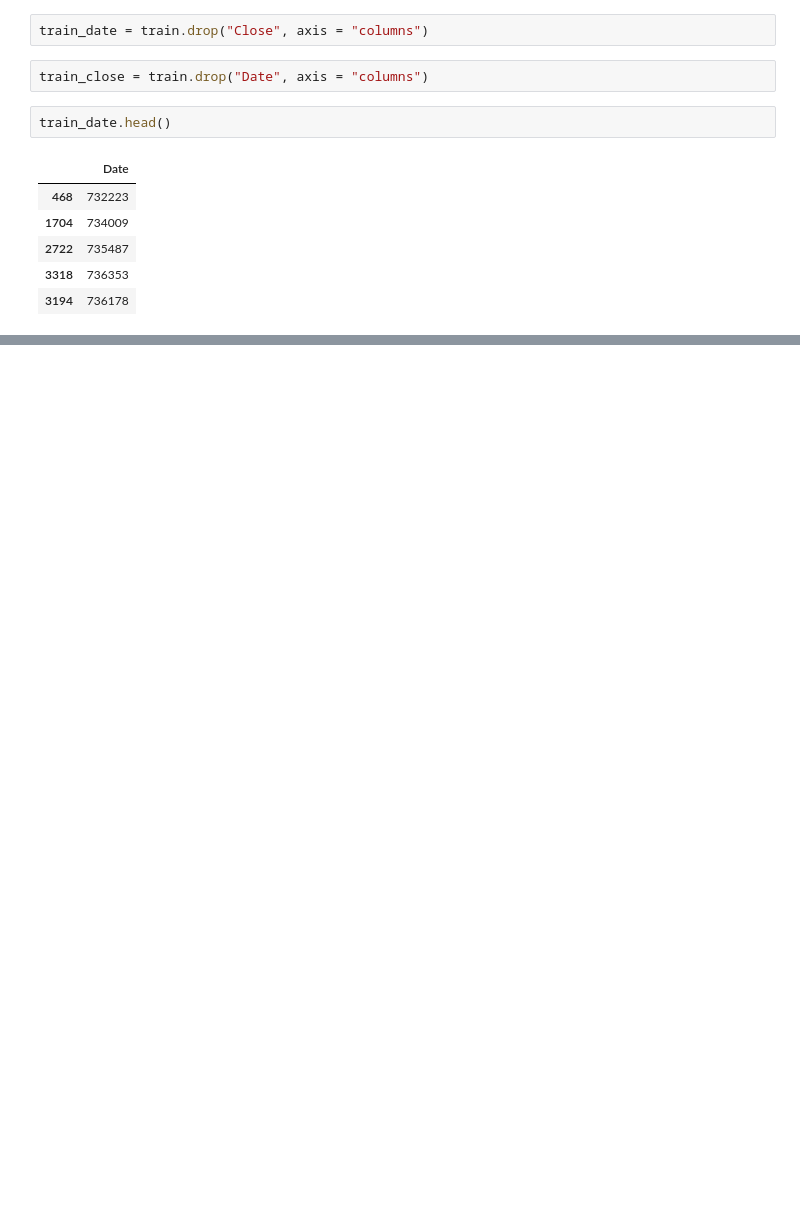
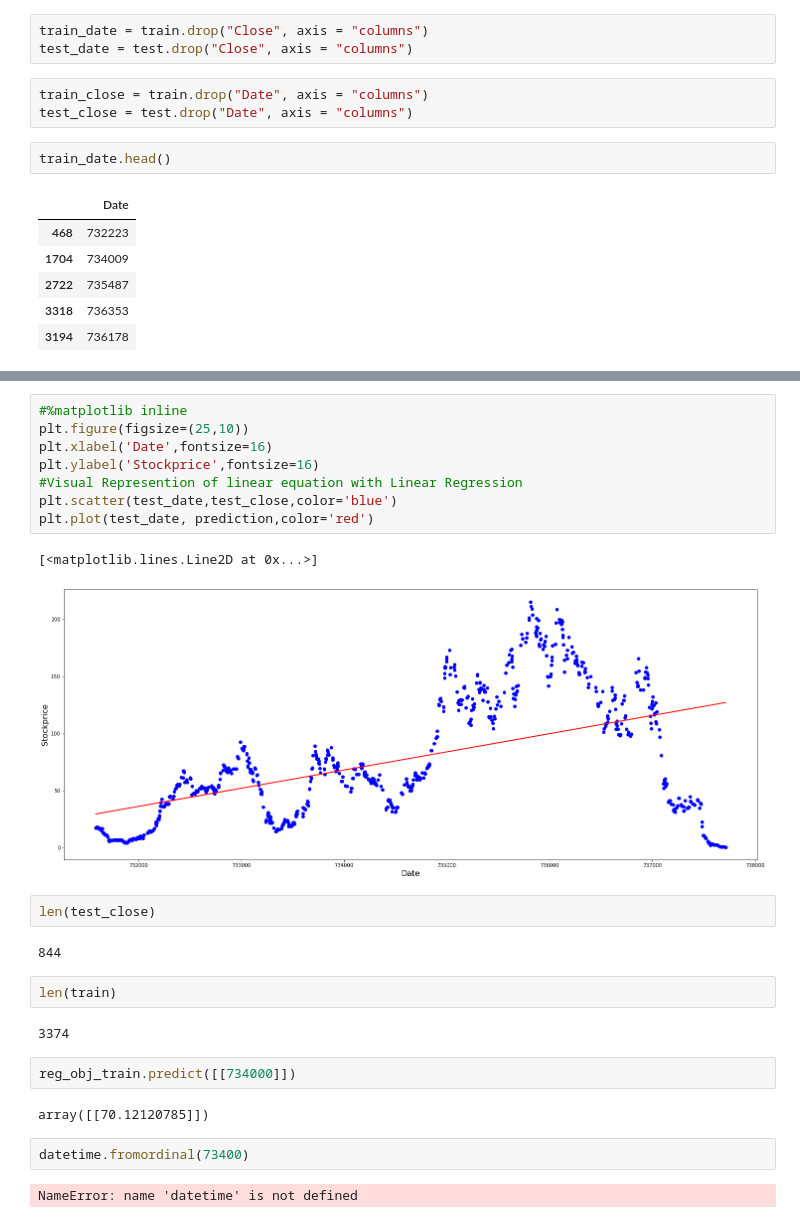
Before and after one commit to Sportspaul/DAVE3625, a Jupyter notebook: Assignment2/Assignment2.ipynb, the cells around one changed output, grey strips where cells are left out. Saved outputs shown, nothing was run; the diff lists cells and outputs as text; blank space fills up the shorter version.

```diff
--- a/Assignment2/Assignment2.ipynb
+++ b/Assignment2/Assignment2.ipynb
@@ -23,8 +24,10 @@ df_date_close = df.drop(["Open","High","Low", "Adj Close", "Volume"], axis="colu
 train, test = train_test_split(df_date_close, test_size=0.2, random_state=42, shuffle=True)
 # %%
 train_date = train.drop("Close", axis = "columns")
+test_date = test.drop("Close", axis = "columns")
 # %%
 train_close = train.drop("Date", axis = "columns")
+test_close = test.drop("Date", axis = "columns")
 # %%
 train_date.head()
 # %% [output]
@@ -51,0 +75,27 @@ plt.plot(train_date,regObj.predict(train[['Date']]),color='red')
+# %%
+#%matplotlib inline
+plt.figure(figsize=(25,10))
+plt.xlabel('Date',fontsize=16)
+plt.ylabel('Stockprice',fontsize=16)
+#Visual Represention of linear equation with Linear Regression
+plt.scatter(test_date,test_close,color='blue')
+plt.plot(test_date, prediction,color='red')
+# %% [output]
+[<matplotlib.lines.Line2D at 0x...>]
+[figure, added]
+# %%
+len(test_close)
+# %% [output]
+844
+# %%
+len(train)
+# %% [output]
+3374
+# %%
+reg_obj_train.predict([[734000]])
+# %% [output]
+array([[70.12120785]])
+# %%
+datetime.fromordinal(73400)
+# %% [output]
+NameError: name 'datetime' is not defined
```
Also changed, not shown: parts of 8 cells of this notebook.
